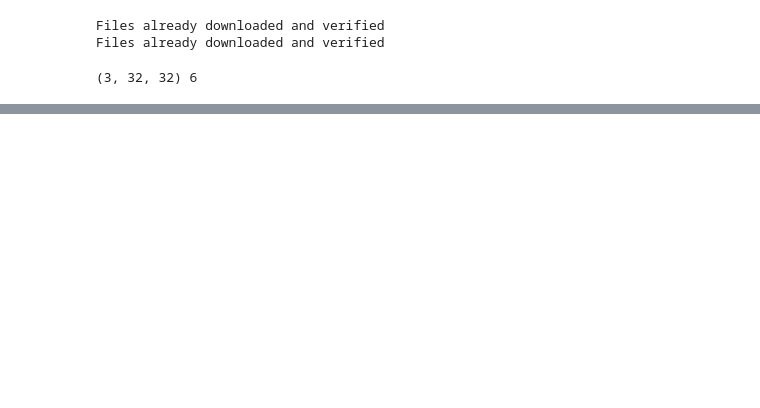
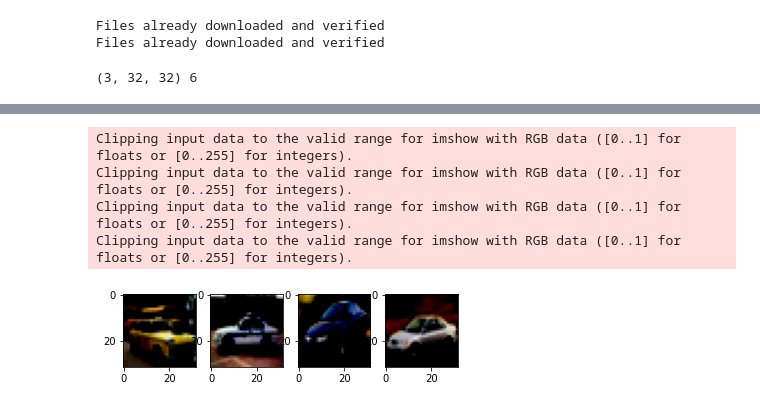
Before and after one commit to vishal-burman/PyTorch-Architectures, a Jupyter notebook: misc/Metric_Learning.ipynb, the cells around one changed output, grey strips where cells are left out. Cells and saved outputs as stored; diff of their text form; code cells hidden in the pictures; blank space fills up the shorter version.

```diff
--- a/misc/Metric_Learning.ipynb
+++ b/misc/Metric_Learning.ipynb
@@ -131,0 +145,26 @@ class MetricEmbedding(nn.Module):
+# %%
+model.train()
+
+loss_cum = []
+for epoch in range(EPOCHS):
+  for step in range(100):
+    for idx, sample in enumerate(train_loader):
+      anchors = sample['anchors'].to(device)
+      positives = sample['positives'].to(device)
+
+      anchors_e = model(anchors)
+      positives_e = model(positives)
+
+      similarity = torch.einsum('ae,be->ab', anchors_e, positives_e)
+      similarity /= TEMPERATURE
+
+      labels = torch.arange(NUM_CLASSES)
+      loss = loss_fn(similarity, labels)
+      loss_cum.append(loss.item())
+
+      loss.backward()
+      optimizer.step()
+      optimizer.zero_grad()
+  loss_mean = torch.tensor(loss_cum).mean().item()
+  if (epoch + 1) % 10 == 0:
+    print('Epoch: %04d/%04d || Loss: %.2f' % (epoch + 1, EPOCHS, loss_mean))
@@ -131,0 +175,25 @@ class MetricEmbedding(nn.Module):
+# %%
+near_neighbours_per_example = 3
+model.eval()
+with torch.set_grad_enabled(False):
+  torch_test = torch.from_numpy(np.stack(x_test))
+  embeddings = model(torch_test)
+  gram_matrix = torch.einsum('ae,be->ab', embeddings, embeddings).numpy()
+  near_neighbours = np.argsort(gram_matrix.T)[:, -(near_neighbours_per_example + 1) :]
+# %%
+def show_image_row(list_idx):
+  n = list(reversed(list_idx))[:-1]
+  p = list_idx[0]
+  fig, ax = plt.subplots(1, 4)
+  ax[0].imshow(x_test[p].transpose(1, 2, 0));
+  ax[1].imshow(x_test[n[0]].transpose(1, 2, 0));
+  ax[2].imshow(x_test[n[1]].transpose(1, 2, 0));
+  ax[3].imshow(x_test[n[2]].transpose(1, 2, 0));
+# %%
+show_image_row(list(near_neighbours[6]))
+# %% [output]
+Clipping input data to the valid range for imshow with RGB data ([0..1] for floats or [0..255] for integers).
+Clipping input data to the valid range for imshow with RGB data ([0..1] for floats or [0..255] for integers).
+Clipping input data to the valid range for imshow with RGB data ([0..1] for floats or [0..255] for integers).
+Clipping input data to the valid range for imshow with RGB data ([0..1] for floats or [0..255] for integers).
+[figure, added]
```
Also changed, not shown: parts of 7 cells of this notebook.
